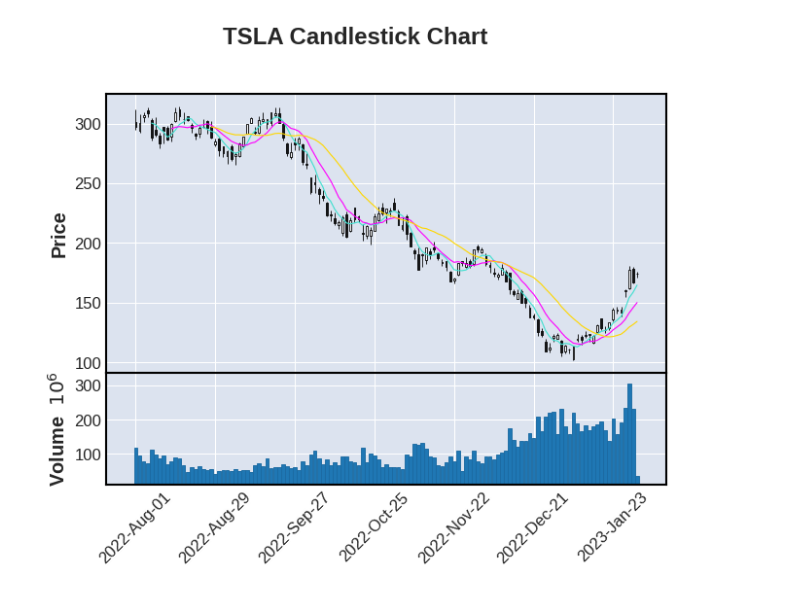
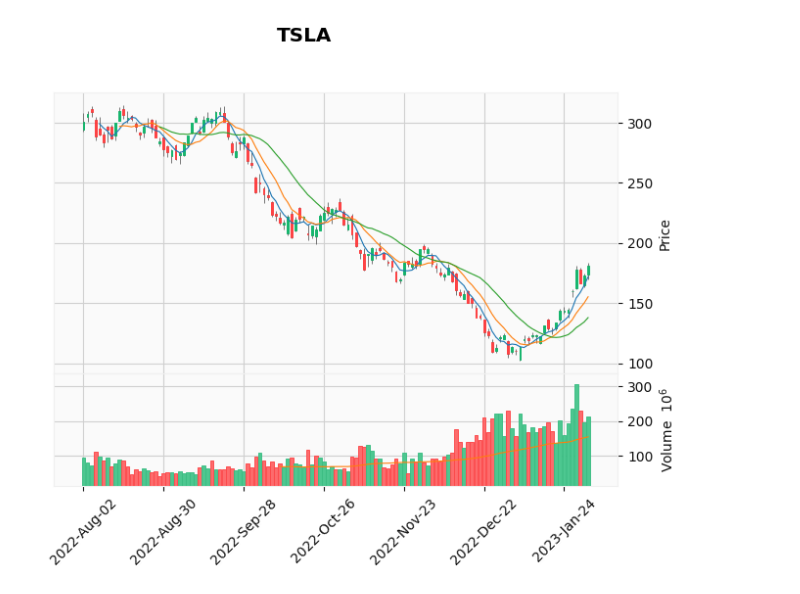
Before and after one commit to yorkjong/colab, a Jupyter notebook: ViStock.ipynb, the cells around one changed output. Cells and saved outputs as stored; diff of their text form; code cells hidden in the pictures.

Commit message:
Added volume moving average to the mplfinance plot

```diff
--- a/ViStock.ipynb
+++ b/ViStock.ipynb
@@ -82,15 +93,24 @@ Index(['Date', 'Open', 'High', 'Low', 'Close', 'Volume', 'Dividends',
 # %%
+"""
+data from yfinance
+plot with mplfinance
+ref. https://www.grenade.tw/blog/how-to-use-the-python-financial-analysis-visualization-module-mplfinance/
+"""
 import yfinance as yf
 import matplotlib.pyplot as plt
 import mplfinance as mpf
 
 # Download Tesla's stock prices
 ticker = "TSLA"
 df = yf.Ticker(ticker).history(period="6mo")    # for last 6 month
 
-# Plot a candlestick chart with 5-day, 10-day and 20-day moving averages and volume bar chart
-mpf.plot(df, type='candle', mav=(5, 10, 20), volume=True, title=f"{ticker} Candlestick Chart")
+vma = mpf.make_addplot(df['Volume'], type='line', linestyle='', panel=1, mav=50)
+
+# Plot a candlestick with 5, 10, 20 day moving averages and volume bar
+mpf.plot(df, type='candle', mav=(5, 10, 20),
+         volume=True, addplot=[vma],
+         title=f"{ticker}", style='yahoo')
 plt.show()
 # %% [output]
-[figure, old version]
+[figure, new version]
 # %%
```
Also changed, not shown: parts of 5 cells of this notebook.
